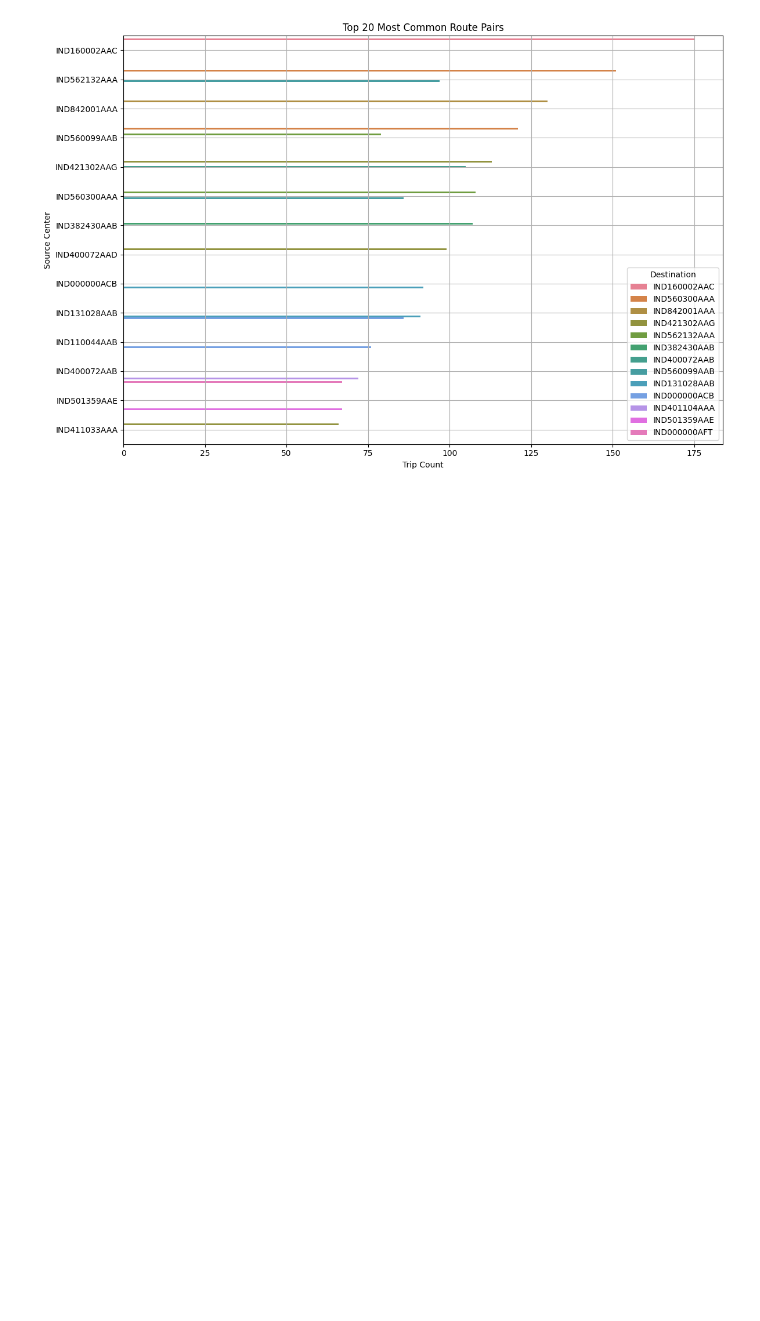
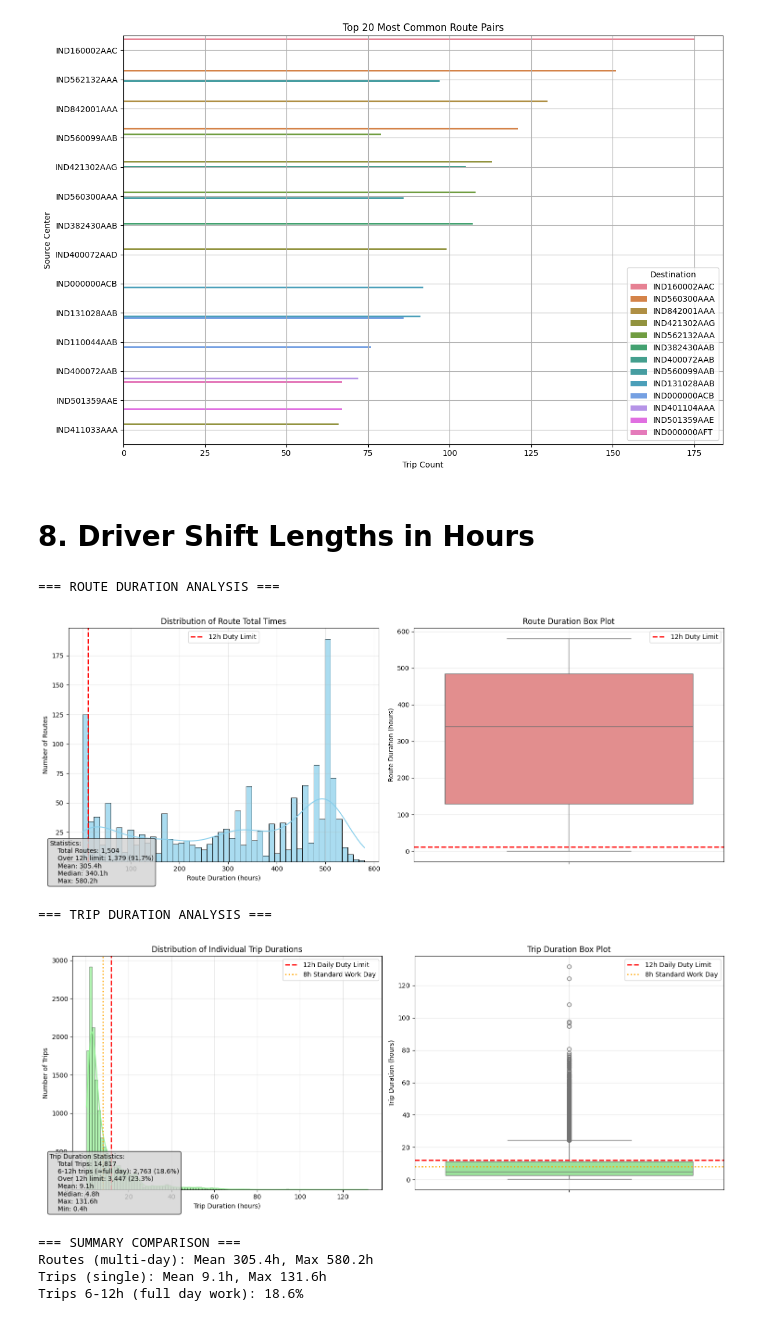
Before and after one commit to rgiz/Dynamic-Rescheduling-Logistics, a Jupyter notebook: notebooks/eda.ipynb, the cells around one changed output. Drawn from its saved outputs; the diff is of its cells as text; code cells hidden in the pictures; blank space fills up the shorter version.

```diff
--- a/notebooks/eda.ipynb
+++ b/notebooks/eda.ipynb
@@ -67,3 +69,31 @@ plot_sla_breaches(df_trips, threshold_minutes=30)
 plot_geographic_distribution(df_trips)
 # %% [output]
 [figure]
+# %% [markdown]
+# 8. Driver Shift Lengths in Hours
+# %%
+from data_viz import plot_route_total_times, plot_trip_total_times
+
+# Visualize route total times (multi-day routes)
+print("=== ROUTE DURATION ANALYSIS ===")
+route_stats = plot_route_total_times(df_routes)
+
+# Visualize individual trip durations (testing 1 trip = 1 day hypothesis)
+print("\n=== TRIP DURATION ANALYSIS ===")
+trip_stats = plot_trip_total_times(df_trips)
+
+# Summary comparison
+if trip_stats and route_stats:
+    print(f"\n=== SUMMARY COMPARISON ===")
+    print(f"Routes (multi-day): Mean {route_stats['mean_hours']:.1f}h, Max {route_stats['max_hours']:.1f}h")
+    print(f"Trips (single): Mean {trip_stats['mean_hours']:.1f}h, Max {trip_stats['max_hours']:.1f}h")
+    print(f"Trips 6-12h (full day work): {trip_stats['near_full_day_percentage']:.1f}%")
+# %% [output]
+=== ROUTE DURATION ANALYSIS ===
+[figure, added]
+=== TRIP DURATION ANALYSIS ===
+[figure, added]
+=== SUMMARY COMPARISON ===
+Routes (multi-day): Mean 305.4h, Max 580.2h
+Trips (single): Mean 9.1h, Max 131.6h
+Trips 6-12h (full day work): 18.6%
```
Also changed, not shown: parts of 1 cell of this notebook, 13 other files.
